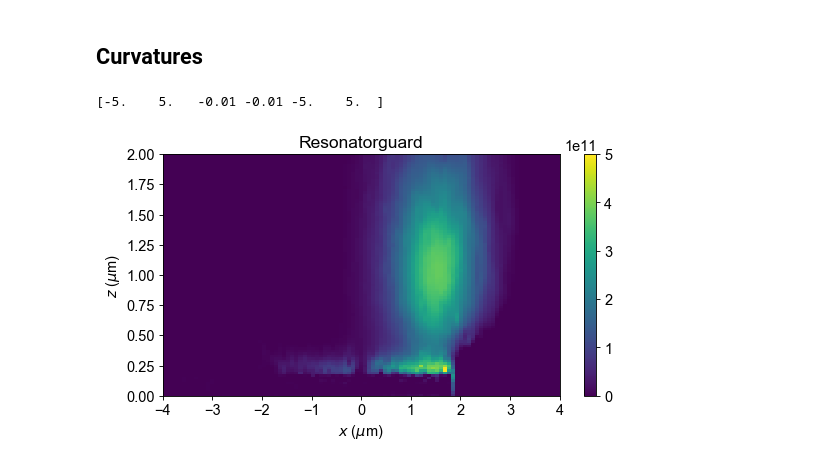
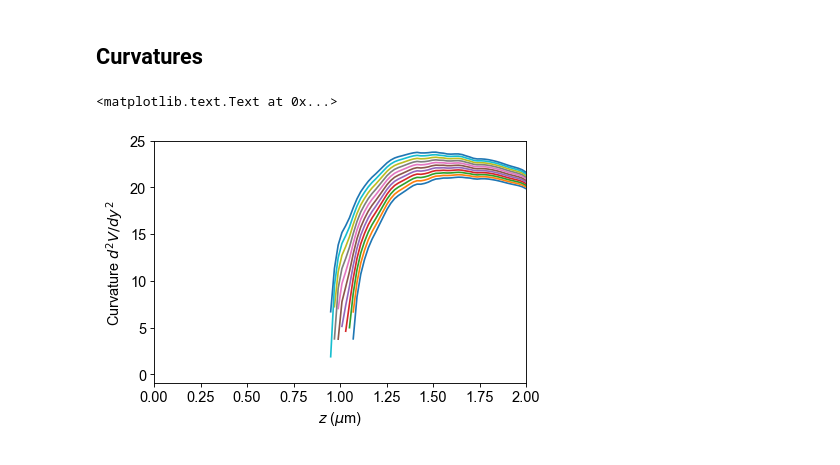
Before and after one commit to gkoolstra/ipython-notebooks, a Jupyter notebook: 20180913 - Analysis of potential sweet spot in the trap area.ipynb, the cells around one changed output. Saved outputs shown, nothing was run; the diff lists cells and outputs as text; code cells hidden in the pictures.

```diff
--- a/20180913 - Analysis of potential sweet spot in the trap area.ipynb
+++ b/20180913 - Analysis of potential sweet spot in the trap area.ipynb
@@ -60,7 +60,7 @@ def load_dsp(df, line_nr=[91, 92, 93, 120]):
 
 Nheights = 11
 
-names = ["Trapguard", "Resonatorguard"]
+names = ["Resonator", "Trap", "Trapguard", "Resonatorguard"]
 lines = [[391 + 11*k, 392 + 11*k, 393 + 11*k, 390 + 11*k] for k in range(Nheights)]
 
 xeval = np.linspace(-4., 4., 101)
@@ -106,6 +106,13 @@ for mm, name in enumerate(names):
         output[mm]['y'][:, :, nn] = y_symmetric
         output[mm]['helium_height'][nn] = bbox[4]
 
+    # Sort according to ascending helium height
+    proper_order = np.argsort(output[mm]['helium_height'])
+    output[mm]['helium_height'] = output[mm]['helium_height'][proper_order]
+    output[mm]['x'] = output[mm]['x'][:, :, proper_order]
+    output[mm]['y'] = output[mm]['y'][:, :, proper_order]
+    output[mm]['V'] = output[mm]['V'][:, :, proper_order]
+
 #         plt.figure()
 #         common.configure_axes(13)
 #         plt.pcolormesh(x_symmetric, y_symmetric, Uinterp_symmetric)
@@ -113,33 +120,52 @@ for mm, name in enumerate(names):
 # %% [markdown]
 ## Curvatures
 # %%
-name = "Resonatorguard"
+names = ["Resonator", "Trap", "Resonatorguard", "Trapguard"]
 
-datapath = r"S:\Gerwin\Electron on helium\Maxwell\M018 Yggdrasil\M018V6\With L3 etch - just trap\Helium Fluctuation Files Smarter Saved"
-df = os.path.join(datapath, "%s_2D_Curvature_XZ.dsp" % name)
+plt.figure()
 
-xeval = np.linspace(-4, 4, 100)
-zeval = np.linspace(0, 2, 100)
+for Vtraps in tqdm(np.linspace(0.35, 0.55, 11)):
+    volts = [1.00, Vtraps, -0.60, 0.00]
 
-elements, nodes, solution, bbox = load_dsp(df, line_nr=[92, 93, 94, 91])
-print(bbox)
-xdata, ydata, Udata = interpolate_slow.prepare_for_interpolation(elements, nodes, solution)
-xcenter = np.mean(bbox[0:2])
-ycenter = np.mean(bbox[2:4])
-xinterp, yinterp, Uinterp = interpolate_slow.evaluate_on_grid(xdata, ydata, Udata, xeval=xeval, yeval=zeval, clim=None,
-                                                     plot_axes='xz', cmap=plt.cm.viridis, plot_mesh=0, plot_data=0)
+    for k, name in enumerate(names):
+        datapath = r"S:\Gerwin\Electron on helium\Maxwell\M018 Yggdrasil\M018V6\With L3 etch - just trap\Helium Fluctuation Files Smarter Saved"
+        df = os.path.join(datapath, "%s_2D_Curvature_XZ.dsp" % name)
 
+        xeval = np.linspace(-4, 4, 100)
+        zeval = np.linspace(0, 2, 100)
 
+        elements, nodes, solution, bbox = load_dsp(df, line_nr=[92, 93, 94, 91])
+        xdata, ydata, Udata = interpolate_slow.prepare_for_interpolation(elements, nodes, solution)
+        xcenter = np.mean(bbox[0:2])
+        ycenter = np.mean(bbox[2:4])
+        xinterp, yinterp, Uinterp = interpolate_slow.evaluate_on_grid(xdata, ydata, Udata, xeval=xeval, yeval=zeval, clim=None,
+                                                             plot_axes='xz', cmap=plt.cm.viridis, plot_mesh=0, plot_data=0)
 
-plt.figure(figsize=(8.,4.))
-common.configure_axes(13)
-plt.pcolormesh(xinterp, yinterp, Uinterp)
-plt.xlabel("$x$ ($\mu$m)")
-plt.ylabel("$z$ ($\mu$m)")
-plt.title(name)
+        if k == 0:
+            curvature_total = Uinterp * volts[k]
+        else:
+            curvature_total += Uinterp * volts[k]
 
-plt.colorbar()
-plt.clim(0E11, 5E11)
+    xoi = -0.5
+    xoi_idx = common.find_nearest(xoi, xinterp)
+
+    plt.plot(yinterp[:, xoi_idx], np.sqrt(-1.602E-19 * curvature_total[:, xoi_idx] / 9.11E-31) / (2 * np.pi * 1E9),
+             label=Vtraps)
+    # plt.ylim(-1E11, 0)
+
+plt.xlim(0, 2)
+plt.xlabel("$z$ ($\mu$m)")
+plt.ylabel("Curvature $d^2 V/dy^2$ ")
+
+# plt.figure(figsize=(8.,4.))
+# common.configure_axes(13)
+# plt.pcolormesh(xinterp, yinterp, curvature_total)
+# plt.xlabel("$x$ ($\mu$m)")
+# plt.ylabel("$z$ ($\mu$m)")
+# plt.title("Combined $d^2 V/d y^2$")
+
+# plt.colorbar()
+# plt.clim(0E11, 7E11)
 # %% [output]
-[-5.    5.   -0.01 -0.01 -5.    5.  ]
+<matplotlib.text.Text at 0x...>
-[figure, old version]
+[figure, new version]
```
Also changed, not shown: parts of 2 cells of this notebook.
